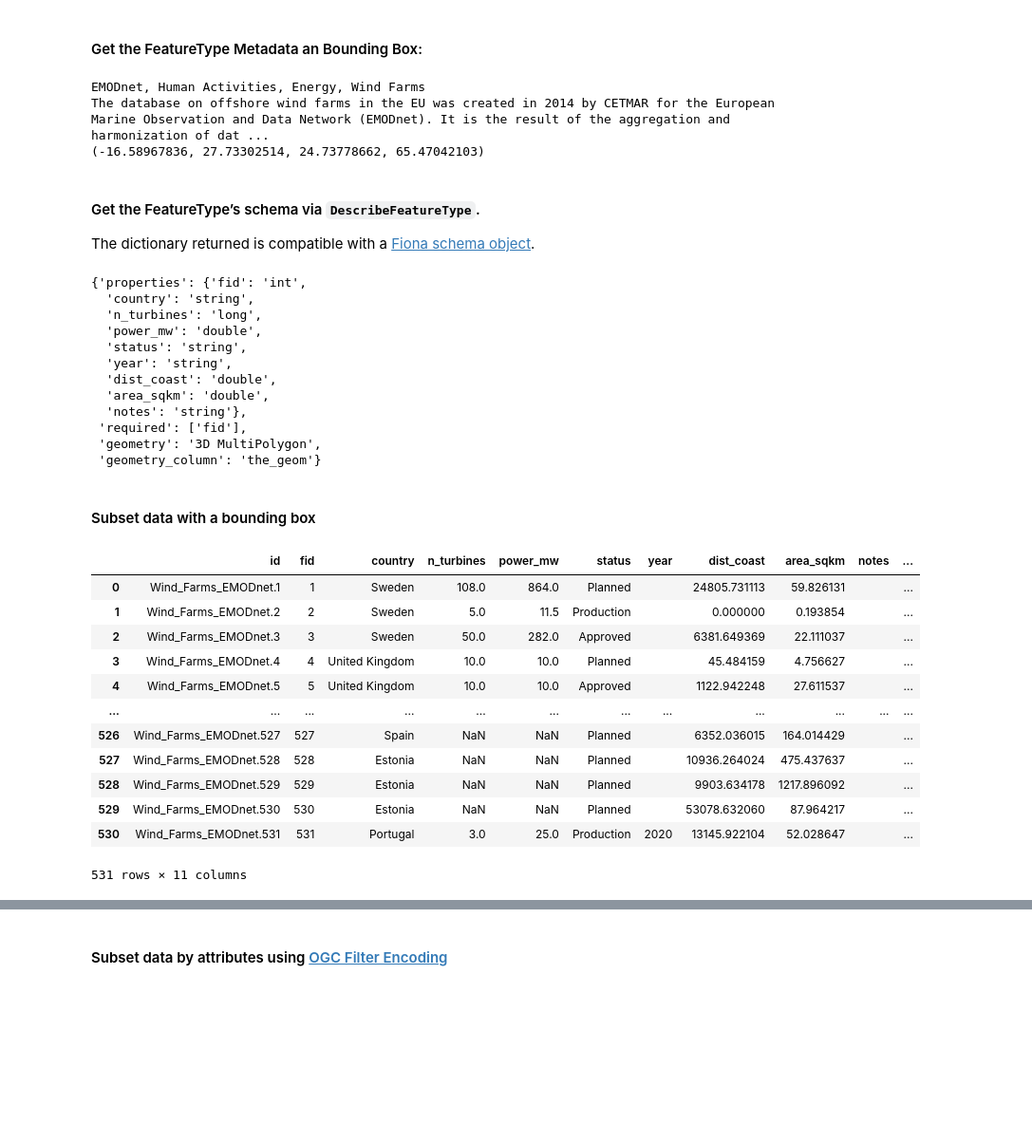
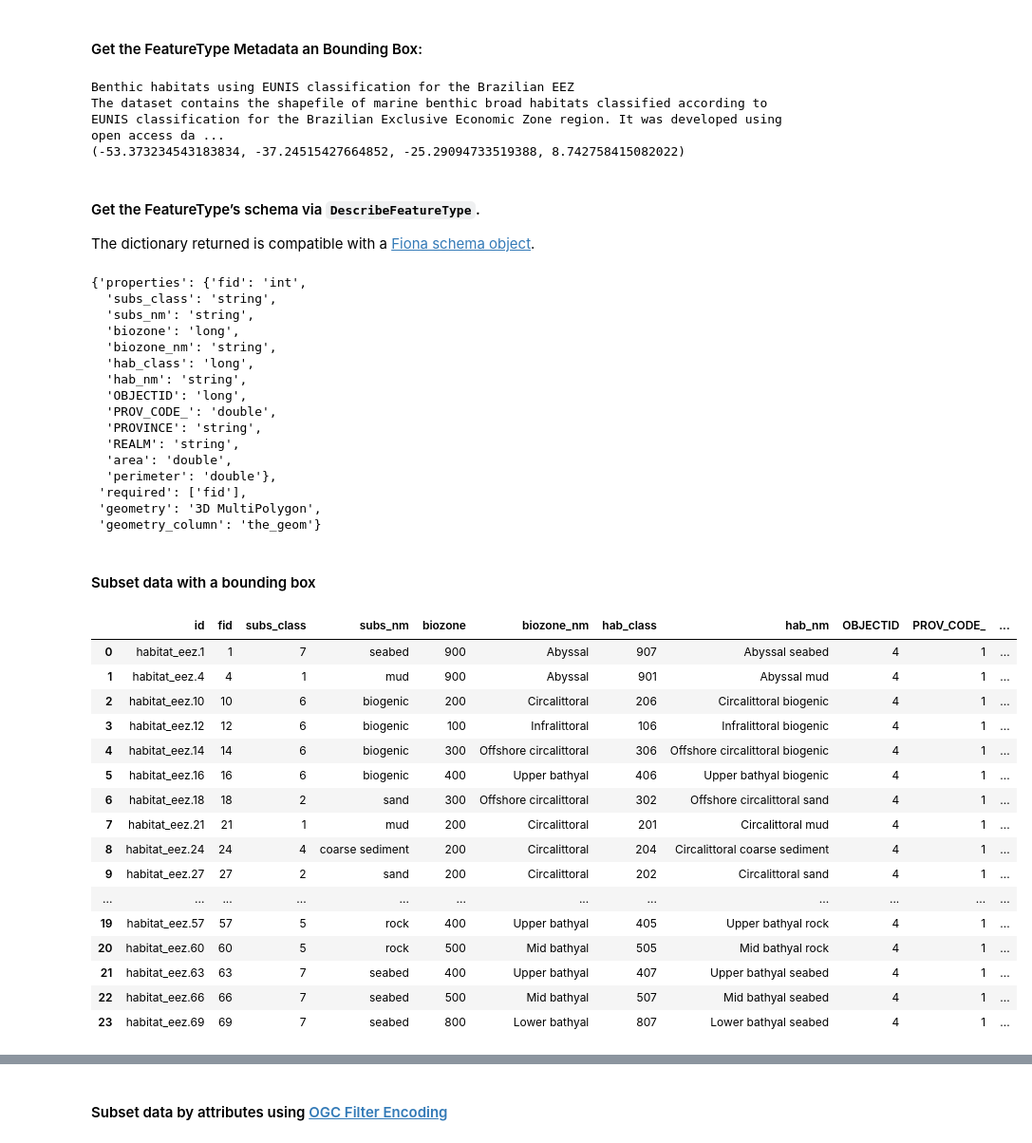
Before and after one commit to missionatlantic/GeoNode_OGC_webservices_workshop, a Jupyter notebook: 3_subset_and_download_data_with_WFS_WCS.ipynb, the cells around one changed output, grey strips where cells are left out. Shown: that part at 95% size. Saved outputs shown, nothing was run; the diff lists cells and outputs as text; code cells hidden in the pictures; blank space fills up the shorter version.

```diff
--- a/3_subset_and_download_data_with_WFS_WCS.ipynb
+++ b/3_subset_and_download_data_with_WFS_WCS.ipynb
@@ -75,6 +76,6 @@ list(wfs.contents)
 # %%
 # Select the desired dataset among the list returned above
-dataset = 'geonode:Wind_Farms_EMODnet'
+dataset = 'geonode:habitat_eez'
 # %% [markdown]
 #### Get the FeatureType Metadata an Bounding Box:
 # %%
@@ -83,9 +84,9 @@ print(wfs.contents[dataset].abstract)
 bbox1 = wfs.contents[dataset].boundingBoxWGS84
 print (bbox1)
 # %% [output]
-EMODnet, Human Activities, Energy, Wind Farms
-The database on offshore wind farms in the EU was created in 2014 by CETMAR for the European Marine Observation and Data Network (EMODnet). It is the result of the aggregation and harmonization of dat ...
-(-16.58967836, 27.73302514, 24.73778662, 65.47042103)
+Benthic habitats using EUNIS classification for the Brazilian EEZ
+The dataset contains the shapefile of marine benthic broad habitats classified according to EUNIS classification for the Brazilian Exclusive Economic Zone region. It was developed using open access da ...
+(-53.373234543183834, -37.24515427664852, -25.29094733519388, 8.742758415082022)
 # %% [markdown]
 #### Get the FeatureType’s schema via `DescribeFeatureType`.
 The dictionary returned is compatible with a [Fiona schema object](https://fiona.readthedocs.io/en/latest/fiona.html#fiona.collection.Collection.schema).
@@ -93,45 +94,55 @@ The dictionary returned is compatible with a [Fiona schema object](https://fiona
 wfs.get_schema(dataset)
 # %% [output]
 {'properties': {'fid': 'int',
-  'country': 'string',
-  'n_turbines': 'long',
-  'power_mw': 'double',
-  'status': 'string',
-  'year': 'string',
-  'dist_coast': 'double',
-  'area_sqkm': 'double',
-  'notes': 'string'},
+  'subs_class': 'string',
+  'subs_nm': 'string',
+  'biozone': 'long',
+  'biozone_nm': 'string',
+  'hab_class': 'long',
+  'hab_nm': 'string',
+  'OBJECTID': 'long',
+  'PROV_CODE_': 'double',
+  'PROVINCE': 'string',
+  'REALM': 'string',
+  'area': 'double',
+  'perimeter': 'double'},
  'required': ['fid'],
  'geometry': '3D MultiPolygon',
  'geometry_column': 'the_geom'}
 # %% [markdown]
 #### Subset data with a bounding box
 # %%
+# Define the region of interest
+roi = (-51.8,-2.5,-45.5,2.6) # Amazon River Estuary
 # Subset data with a bounding box
 response = wfs.getfeature(typename=dataset,
-                          bbox=(bbox1), #subset to the Study area ( based on bbox params)
+                          bbox=roi, #subset to the Study area ( based on bbox params)
                           outputFormat='application/json')
 
 # Write it to a GeoJson file
 with open(f'data/{dataset.replace(":","_")}.json', 'wb') as outfile:
     outfile.write(response.read())
 response.close()
 
 # Read the GeoJson file using GeoPandas
 import geopandas as gpd
 gdf = gpd.read_file(f'data/{dataset.replace(":","_")}.json')
 gdf
 # %% [output]
-|  | id | fid | country | n_turbines | power_mw | status | year | dist_coast | area_sqkm | notes | ... |
-| 0 | Wind_Farms_EMODnet.1 | 1 | Sweden | 108.0 | 864.0 | Planned |  | 24805.731113 | 59.826131 |  | ... |
-| 1 | Wind_Farms_EMODnet.2 | 2 | Sweden | 5.0 | 11.5 | Production |  | 0.000000 | 0.193854 |  | ... |
-| 2 | Wind_Farms_EMODnet.3 | 3 | Sweden | 50.0 | 282.0 | Approved |  | 6381.649369 | 22.111037 |  | ... |
-| 3 | Wind_Farms_EMODnet.4 | 4 | United Kingdom | 10.0 | 10.0 | Planned |  | 45.484159 | 4.756627 |  | ... |
-| 4 | Wind_Farms_EMODnet.5 | 5 | United Kingdom | 10.0 | 10.0 | Approved |  | 1122.942248 | 27.611537 |  | ... |
+|  | id | fid | subs_class | subs_nm | biozone | biozone_nm | hab_class | hab_nm | OBJECTID | PROV_CODE_ | ... |
+| 0 | habitat_eez.1 | 1 | 7 | seabed | 900 | Abyssal | 907 | Abyssal seabed | 4 | 1 | ... |
+| 1 | habitat_eez.4 | 4 | 1 | mud | 900 | Abyssal | 901 | Abyssal mud | 4 | 1 | ... |
+| 2 | habitat_eez.10 | 10 | 6 | biogenic | 200 | Circalittoral | 206 | Circalittoral biogenic | 4 | 1 | ... |
+| 3 | habitat_eez.12 | 12 | 6 | biogenic | 100 | Infralittoral | 106 | Infralittoral biogenic | 4 | 1 | ... |
+| 4 | habitat_eez.14 | 14 | 6 | biogenic | 300 | Offshore circalittoral | 306 | Offshore circalittoral biogenic | 4 | 1 | ... |
+| 5 | habitat_eez.16 | 16 | 6 | biogenic | 400 | Upper bathyal | 406 | Upper bathyal biogenic | 4 | 1 | ... |
+| 6 | habitat_eez.18 | 18 | 2 | sand | 300 | Offshore circalittoral | 302 | Offshore circalittoral sand | 4 | 1 | ... |
+| 7 | habitat_eez.21 | 21 | 1 | mud | 200 | Circalittoral | 201 | Circalittoral mud | 4 | 1 | ... |
+| 8 | habitat_eez.24 | 24 | 4 | coarse sediment | 200 | Circalittoral | 204 | Circalittoral coarse sediment | 4 | 1 | ... |
+| 9 | habitat_eez.27 | 27 | 2 | sand | 200 | Circalittoral | 202 | Circalittoral sand | 4 | 1 | ... |
 | ... | ... | ... | ... | ... | ... | ... | ... | ... | ... | ... | ... |
-| 526 | Wind_Farms_EMODnet.527 | 527 | Spain | NaN | NaN | Planned |  | 6352.036015 | 164.014429 |  | ... |
-| 527 | Wind_Farms_EMODnet.528 | 528 | Estonia | NaN | NaN | Planned |  | 10936.264024 | 475.437637 |  | ... |
-| 528 | Wind_Farms_EMODnet.529 | 529 | Estonia | NaN | NaN | Planned |  | 9903.634178 | 1217.896092 |  | ... |
-| 529 | Wind_Farms_EMODnet.530 | 530 | Estonia | NaN | NaN | Planned |  | 53078.632060 | 87.964217 |  | ... |
-| 530 | Wind_Farms_EMODnet.531 | 531 | Portugal | 3.0 | 25.0 | Production | 2020 | 13145.922104 | 52.028647 |  | ... |
+| 19 | habitat_eez.57 | 57 | 5 | rock | 400 | Upper bathyal | 405 | Upper bathyal rock | 4 | 1 | ... |
+| 20 | habitat_eez.60 | 60 | 5 | rock | 500 | Mid bathyal | 505 | Mid bathyal rock | 4 | 1 | ... |
+| 21 | habitat_eez.63 | 63 | 7 | seabed | 400 | Upper bathyal | 407 | Upper bathyal seabed | 4 | 1 | ... |
+| 22 | habitat_eez.66 | 66 | 7 | seabed | 500 | Mid bathyal | 507 | Mid bathyal seabed | 4 | 1 | ... |
+| 23 | habitat_eez.69 | 69 | 7 | seabed | 800 | Lower bathyal | 807 | Lower bathyal seabed | 4 | 1 | ... |
-531 rows × 11 columns
```
Also changed, not shown: parts of 11 cells of this notebook, 8 other files.
